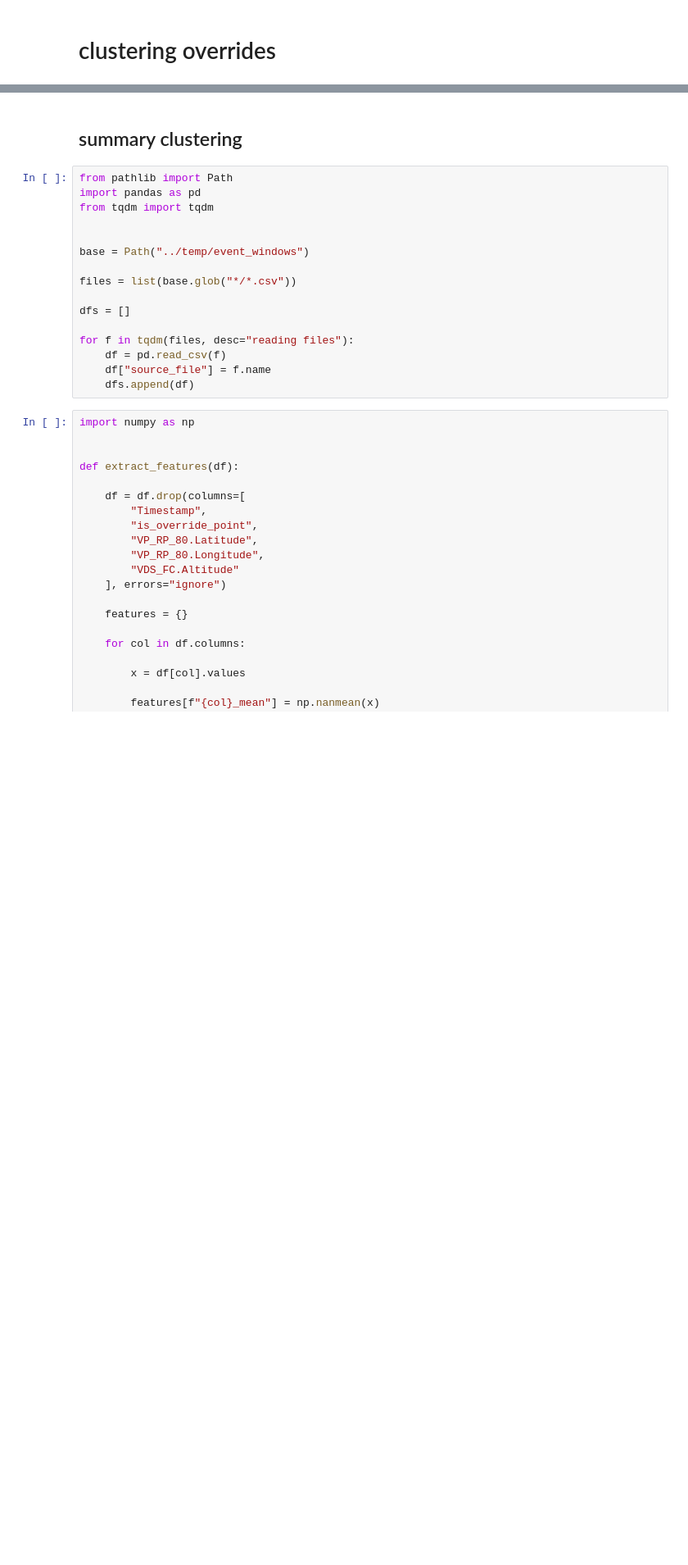
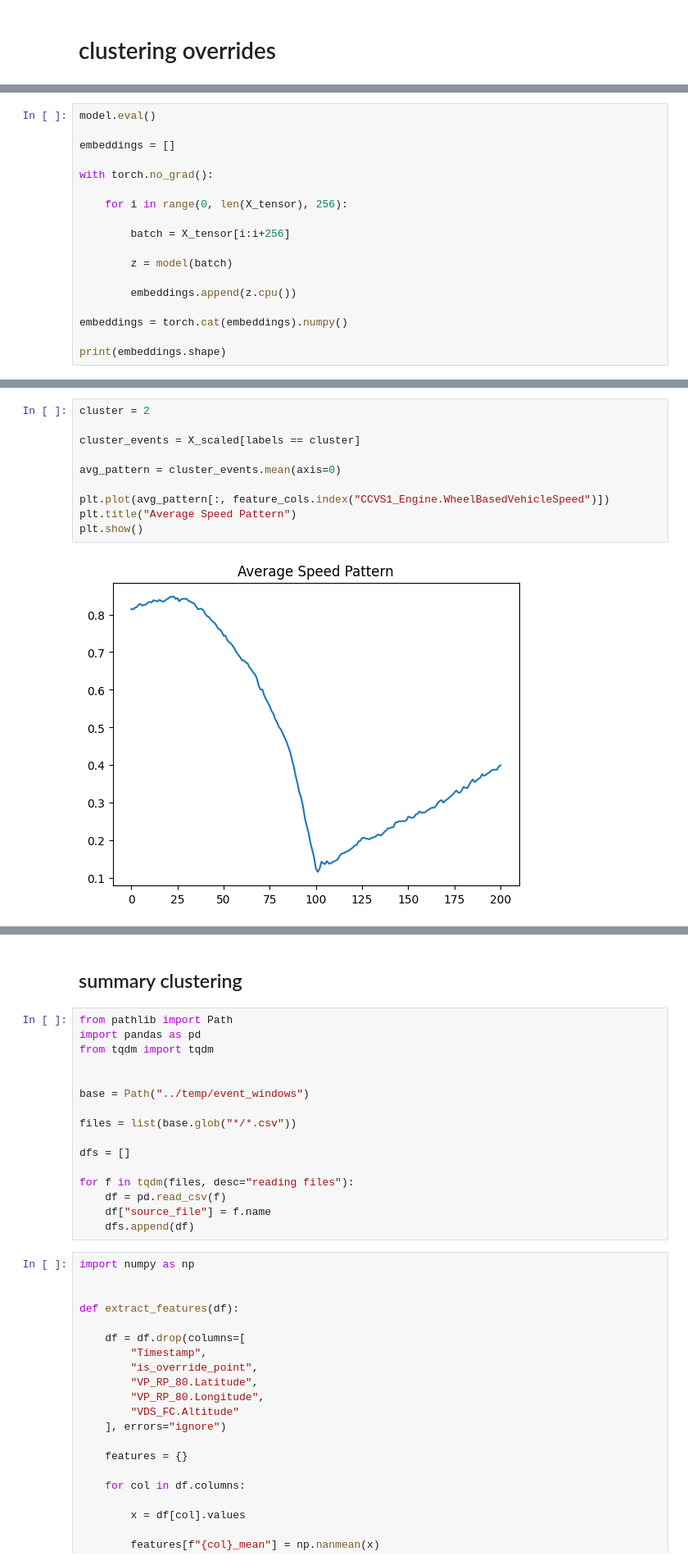
Before and after one commit to shaoyinz/Traxen_Driver_Override, a Jupyter notebook: jupyter_notebooks/clustering.ipynb, the cells around one changed output, grey strips where cells are left out. Shown at 82% size. Cells and saved outputs as stored; diff of their text form; blank space fills up the shorter version.

```diff
--- a/jupyter_notebooks/clustering.ipynb
+++ b/jupyter_notebooks/clustering.ipynb
@@ -2,0 +466,18 @@
+# %%
+model.eval()
+
+embeddings = []
+
+with torch.no_grad():
+
+    for i in range(0, len(X_tensor), 256):
+
+        batch = X_tensor[i:i+256]
+
+        z = model(batch)
+
+        embeddings.append(z.cpu())
+
+embeddings = torch.cat(embeddings).numpy()
+
+print(embeddings.shape)
@@ -2,0 +551,12 @@
+# %%
+cluster = 2
+
+cluster_events = X_scaled[labels == cluster]
+
+avg_pattern = cluster_events.mean(axis=0)
+
+plt.plot(avg_pattern[:, feature_cols.index("CCVS1_Engine.WheelBasedVehicleSpeed")])
+plt.title("Average Speed Pattern")
+plt.show()
+# %% [output]
+[figure, added]
```
Also changed, not shown: parts of 42 cells of this notebook, 3 other files.
